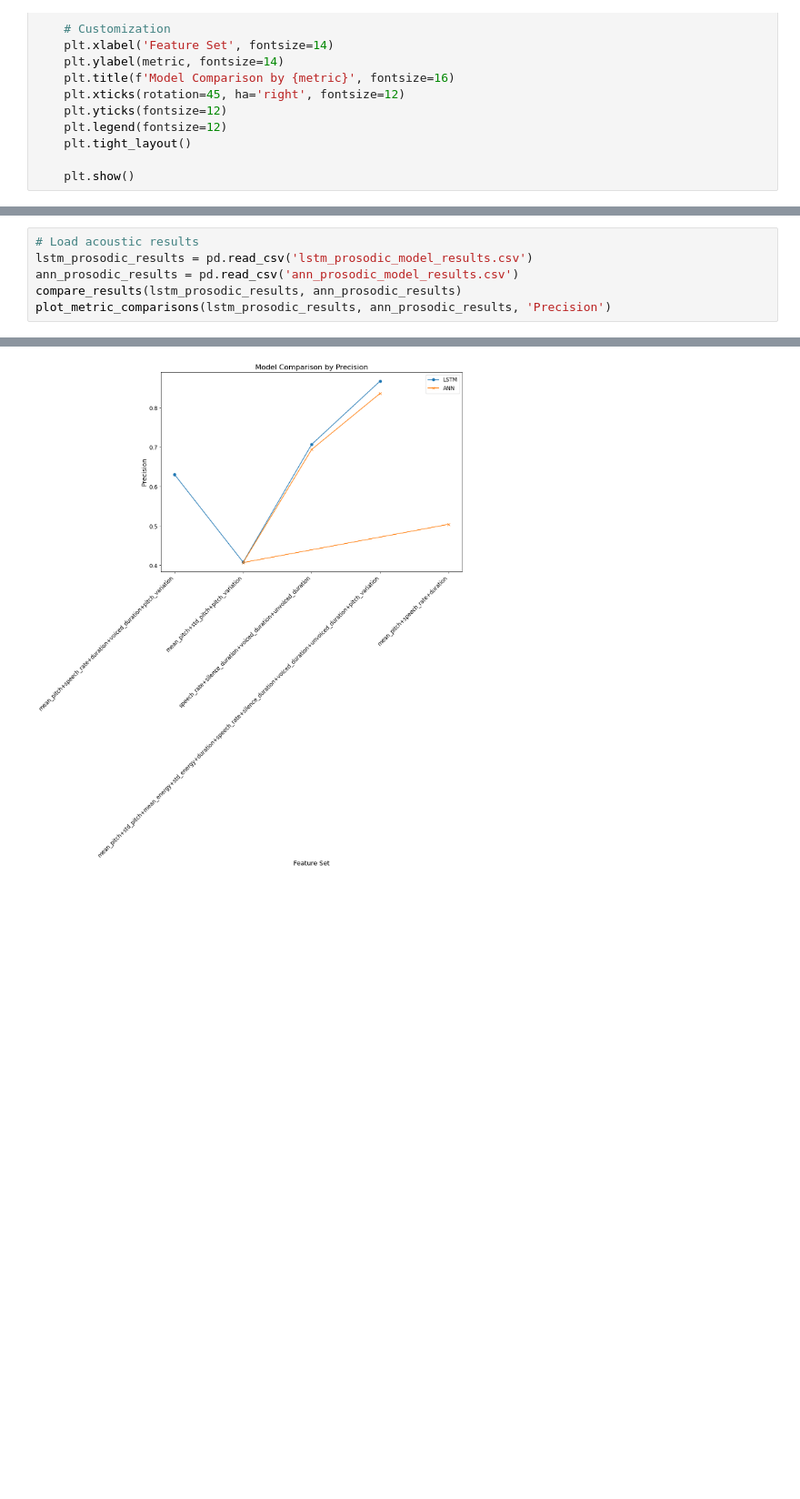
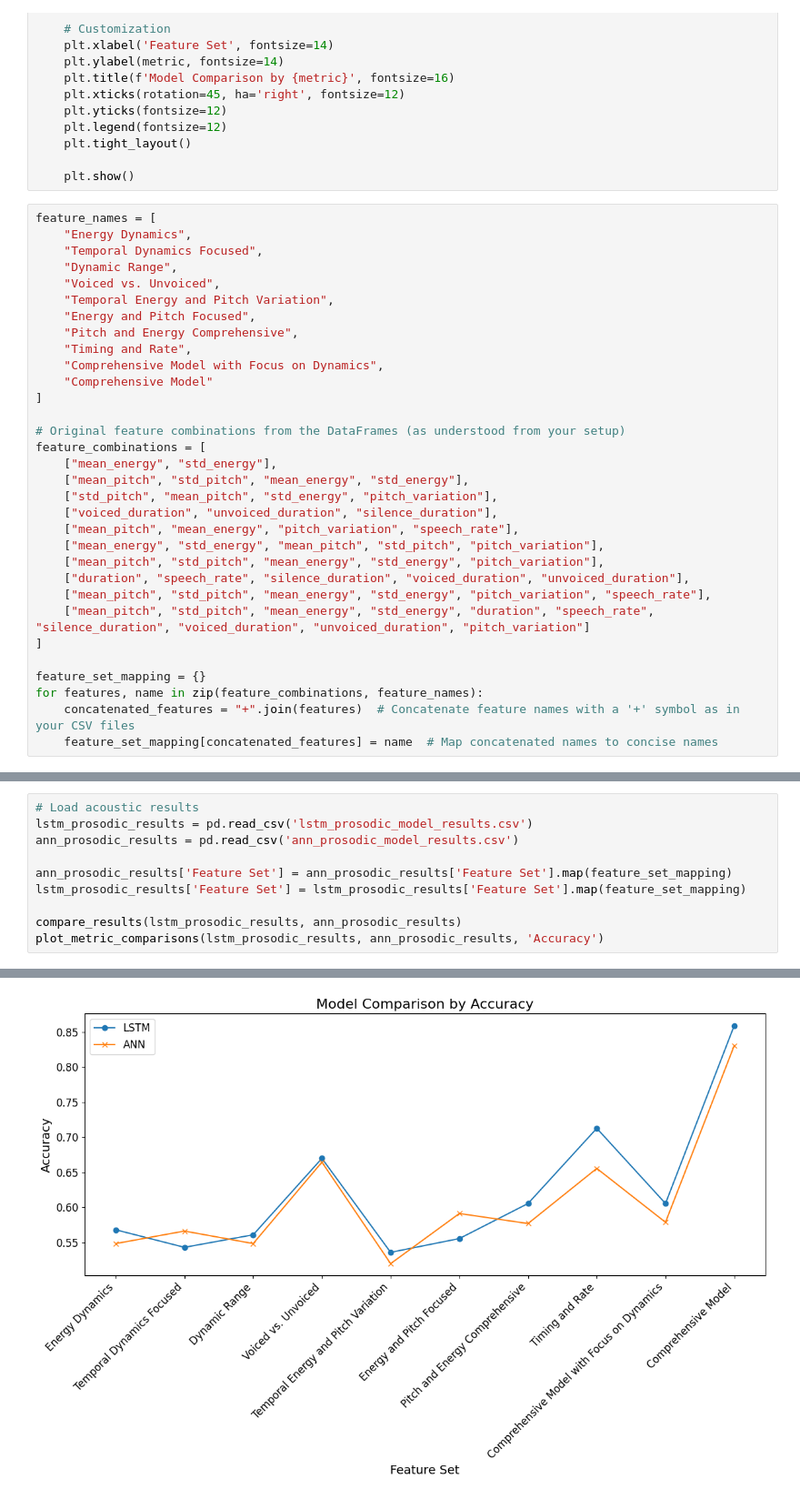
Before and after one commit to IlyaMich/ser-model-comparison, a Jupyter notebook: results-analysis-module.ipynb, the cells around one changed output, grey strips where cells are left out. Shown at 91% size. Cells and saved outputs as stored; diff of their text form; blank space fills up the shorter version.

Commit message:
Updated labels for prosodic features results plotting

```diff
--- a/results-analysis-module.ipynb
+++ b/results-analysis-module.ipynb
@@ -94,6 +94,38 @@ def plot_metric_comparisons(lstm_df, ann_df, metric='Accuracy'):
     plt.tight_layout()
 
     plt.show()
+# %%
+feature_names = [
+    "Energy Dynamics",
+    "Temporal Dynamics Focused",
+    "Dynamic Range",
+    "Voiced vs. Unvoiced",
+    "Temporal Energy and Pitch Variation",
+    "Energy and Pitch Focused",
+    "Pitch and Energy Comprehensive",
+    "Timing and Rate",
+    "Comprehensive Model with Focus on Dynamics",
+    "Comprehensive Model"
+]
+
+# Original feature combinations from the DataFrames (as understood from your setup)
+feature_combinations = [
+    ["mean_energy", "std_energy"],
+    ["mean_pitch", "std_pitch", "mean_energy", "std_energy"],
+    ["std_pitch", "mean_pitch", "std_energy", "pitch_variation"],
+    ["voiced_duration", "unvoiced_duration", "silence_duration"],
+    ["mean_pitch", "mean_energy", "pitch_variation", "speech_rate"],
+    ["mean_energy", "std_energy", "mean_pitch", "std_pitch", "pitch_variation"],
+    ["mean_pitch", "std_pitch", "mean_energy", "std_energy", "pitch_variation"],
+    ["duration", "speech_rate", "silence_duration", "voiced_duration", "unvoiced_duration"],
+    ["mean_pitch", "std_pitch", "mean_energy", "std_energy", "pitch_variation", "speech_rate"],
+    ["mean_pitch", "std_pitch", "mean_energy", "std_energy", "duration", "speech_rate", "silence_duration", "voiced_duration", "unvoiced_duration", "pitch_variation"]
+]
+
+feature_set_mapping = {}
+for features, name in zip(feature_combinations, feature_names):
+    concatenated_features = "+".join(features)  # Concatenate feature names with a '+' symbol as in your CSV files
+    feature_set_mapping[concatenated_features] = name  # Map concatenated names to concise names
 # %%
 # Load acoustic results
 lstm_acoustic_results = pd.read_csv('lstm_acoustic_model_results.csv')
@@ -121,7 +153,11 @@ ANN Model Results:
 # Load acoustic results
 lstm_prosodic_results = pd.read_csv('lstm_prosodic_model_results.csv')
 ann_prosodic_results = pd.read_csv('ann_prosodic_model_results.csv')
+
+ann_prosodic_results['Feature Set'] = ann_prosodic_results['Feature Set'].map(feature_set_mapping)
+lstm_prosodic_results['Feature Set'] = lstm_prosodic_results['Feature Set'].map(feature_set_mapping)
+
 compare_results(lstm_prosodic_results, ann_prosodic_results)
-plot_metric_comparisons(lstm_prosodic_results, ann_prosodic_results, 'Precision')
+plot_metric_comparisons(lstm_prosodic_results, ann_prosodic_results, 'Accuracy')
 # %% [output]
 LSTM Model Results:
@@ -144,4 +180,4 @@ LSTM Model Results:
-[figure, old version]
+[figure, new version]
 # %%
 lstm_prosodic_results = pd.read_csv('lstm_prosodic_model_results.csv')
 ann_prosodic_results = pd.read_csv('ann_prosodic_model_results.csv')
```
Also changed, not shown: parts of 4 cells of this notebook.
